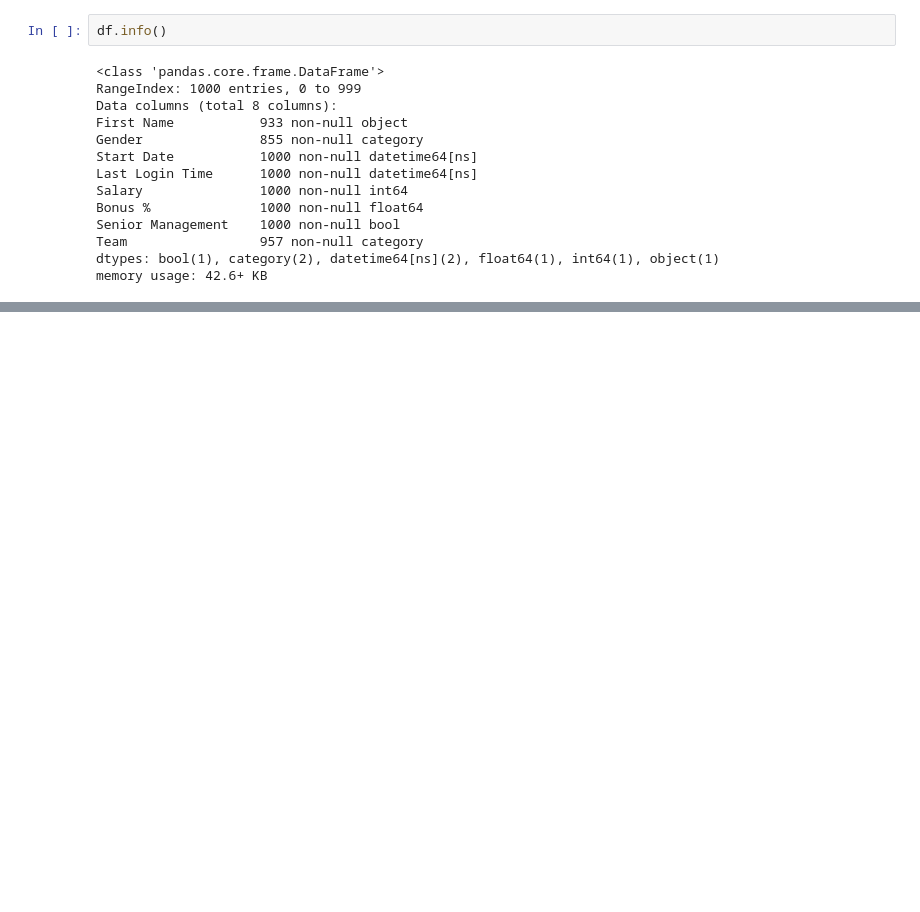
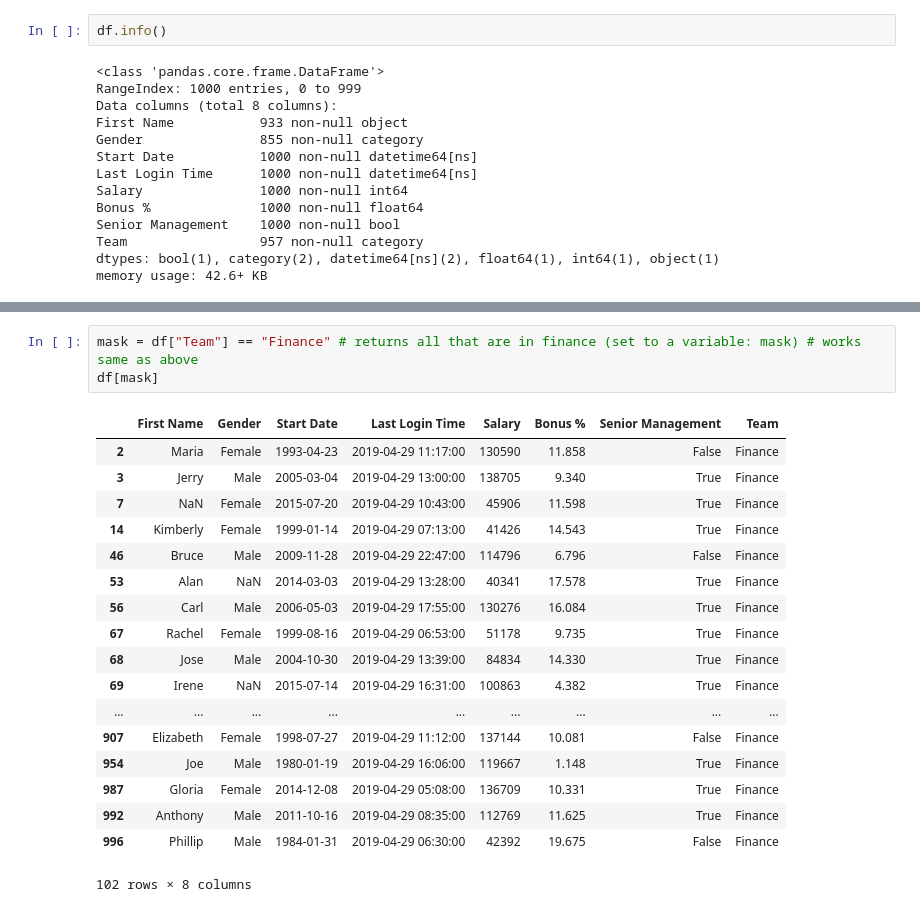
Before and after one commit to Cmarschik/data_analysis_third_course, a Jupyter notebook: pandas/DataFrames_two.ipynb, the cells around one changed output, grey strips where cells are left out. Drawn from its saved outputs; the diff is of its cells as text; blank space fills up the shorter version.

```diff
--- a/pandas/DataFrames_two.ipynb
+++ b/pandas/DataFrames_two.ipynb
@@ -33,0 +70,22 @@ memory usage: 42.6+ KB
+# %%
+mask = df["Team"] == "Finance" # returns all that are in finance (set to a variable: mask) # works same as above
+df[mask]
+# %% [output]
+|  | First Name | Gender | Start Date | Last Login Time | Salary | Bonus % | Senior Management | Team |
+| 2 | Maria | Female | 1993-04-23 | 2019-04-29 11:17:00 | 130590 | 11.858 | False | Finance |
+| 3 | Jerry | Male | 2005-03-04 | 2019-04-29 13:00:00 | 138705 | 9.340 | True | Finance |
+| 7 | NaN | Female | 2015-07-20 | 2019-04-29 10:43:00 | 45906 | 11.598 | True | Finance |
+| 14 | Kimberly | Female | 1999-01-14 | 2019-04-29 07:13:00 | 41426 | 14.543 | True | Finance |
+| 46 | Bruce | Male | 2009-11-28 | 2019-04-29 22:47:00 | 114796 | 6.796 | False | Finance |
+| 53 | Alan | NaN | 2014-03-03 | 2019-04-29 13:28:00 | 40341 | 17.578 | True | Finance |
+| 56 | Carl | Male | 2006-05-03 | 2019-04-29 17:55:00 | 130276 | 16.084 | True | Finance |
+| 67 | Rachel | Female | 1999-08-16 | 2019-04-29 06:53:00 | 51178 | 9.735 | True | Finance |
+| 68 | Jose | Male | 2004-10-30 | 2019-04-29 13:39:00 | 84834 | 14.330 | True | Finance |
+| 69 | Irene | NaN | 2015-07-14 | 2019-04-29 16:31:00 | 100863 | 4.382 | True | Finance |
+| ... | ... | ... | ... | ... | ... | ... | ... | ... |
+| 907 | Elizabeth | Female | 1998-07-27 | 2019-04-29 11:12:00 | 137144 | 10.081 | False | Finance |
+| 954 | Joe | Male | 1980-01-19 | 2019-04-29 16:06:00 | 119667 | 1.148 | True | Finance |
+| 987 | Gloria | Female | 2014-12-08 | 2019-04-29 05:08:00 | 136709 | 10.331 | True | Finance |
+| 992 | Anthony | Male | 2011-10-16 | 2019-04-29 08:35:00 | 112769 | 11.625 | True | Finance |
+| 996 | Phillip | Male | 1984-01-31 | 2019-04-29 06:30:00 | 42392 | 19.675 | False | Finance |
+102 rows × 8 columns
```
Also changed, not shown: parts of 45 cells of this notebook.
